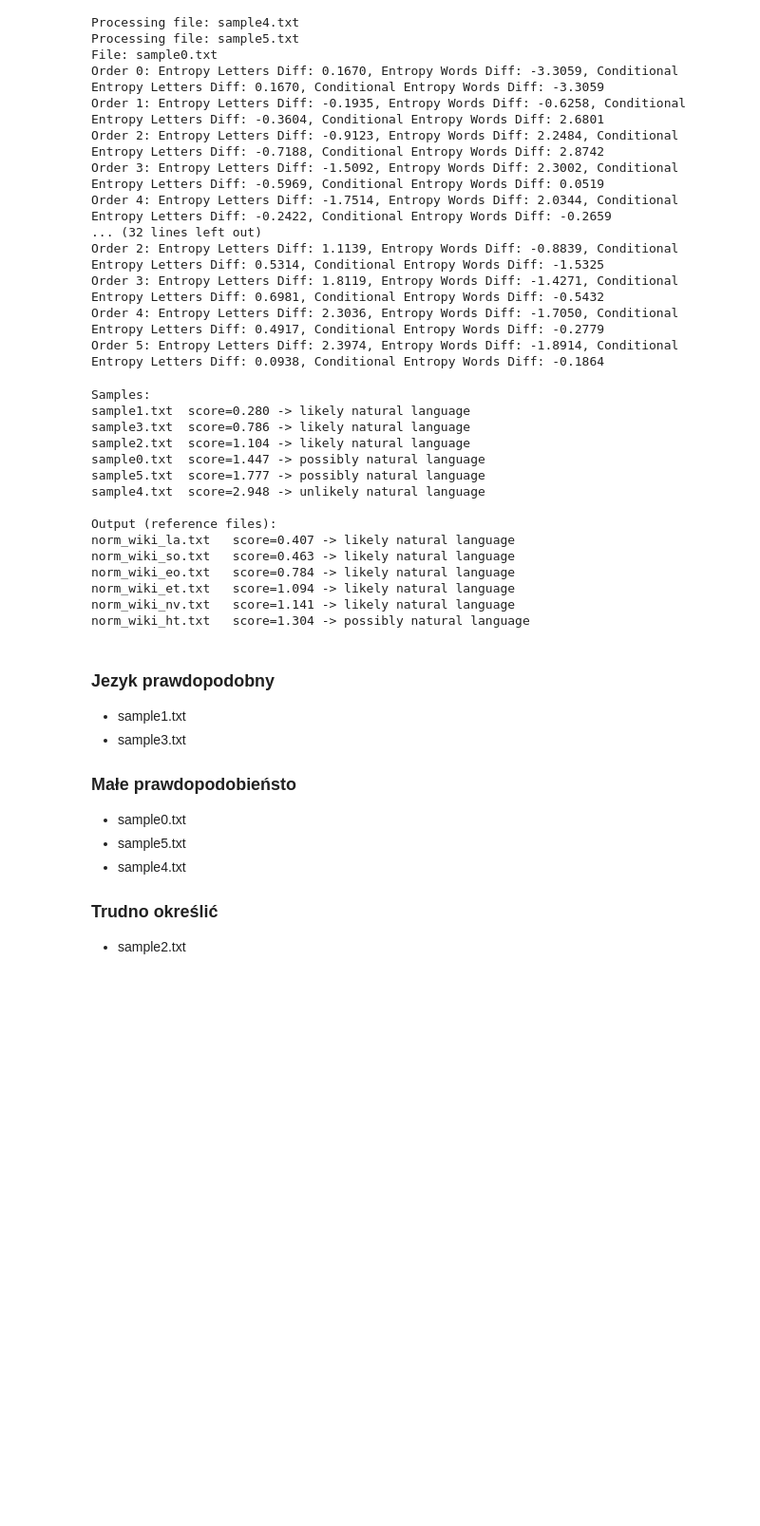
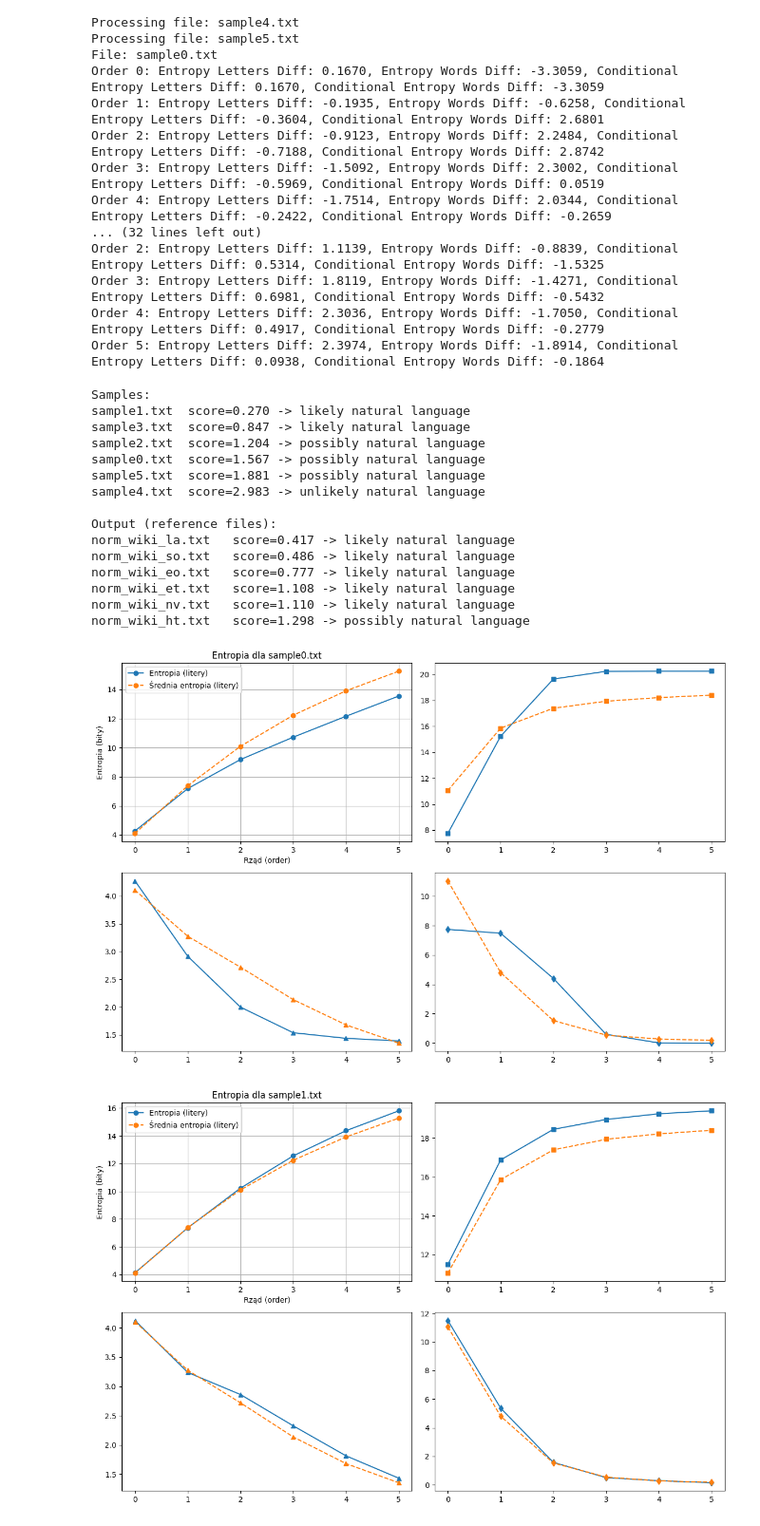
Before and after one commit to KrzysztofZaporowski/TIMKOD, a Jupyter notebook: Lab3/main.ipynb, the cells around one changed output. Shown at 95% size. Drawn from its saved outputs; the diff is of its cells as text; code cells hidden in the pictures; blank space fills up the shorter version.

Commit message:
Updates - plots

```diff
--- a/Lab3/main.ipynb
+++ b/Lab3/main.ipynb
@@ -301,10 +302,10 @@ def compute_score_from_diffs(dH_l, dH_w, dHC_l, dHC_w):
 
     # większa waga dla entropii warunkowej
     score = (
-        0.2 * sum(z_H_l) / 6 +
-        0.2 * sum(z_H_w) / 6 +
-        0.3 * sum(z_HC_l) / 6 +
-        0.3 * sum(z_HC_w) / 6
+        0.1 * sum(z_H_l) / 6 +
+        0.1 * sum(z_H_w) / 6 +
+        0.4 * sum(z_HC_l) / 6 +
+        0.4 * sum(z_HC_w) / 6
     )
 
     if score < 1.2:
@@ -344,27 +345,46 @@ for fname, (score, label) in sorted(results_output.items(), key=lambda x: x[1][0
     print(f"{fname:18s} score={score:.3f} -> {label}")
 # %% [output]
 Samples:
-sample1.txt  score=0.280 -> likely natural language
-sample3.txt  score=0.786 -> likely natural language
-sample2.txt  score=1.104 -> likely natural language
-sample0.txt  score=1.447 -> possibly natural language
-sample5.txt  score=1.777 -> possibly natural language
-sample4.txt  score=2.948 -> unlikely natural language
+sample1.txt  score=0.270 -> likely natural language
+sample3.txt  score=0.847 -> likely natural language
+sample2.txt  score=1.204 -> possibly natural language
+sample0.txt  score=1.567 -> possibly natural language
+sample5.txt  score=1.881 -> possibly natural language
+sample4.txt  score=2.983 -> unlikely natural language
 
 Output (reference files):
-norm_wiki_la.txt   score=0.407 -> likely natural language
-norm_wiki_so.txt   score=0.463 -> likely natural language
-norm_wiki_eo.txt   score=0.784 -> likely natural language
-norm_wiki_et.txt   score=1.094 -> likely natural language
-norm_wiki_nv.txt   score=1.141 -> likely natural language
-norm_wiki_ht.txt   score=1.304 -> possibly natural language
+norm_wiki_la.txt   score=0.417 -> likely natural language
+norm_wiki_so.txt   score=0.486 -> likely natural language
+norm_wiki_eo.txt   score=0.777 -> likely natural language
+norm_wiki_et.txt   score=1.108 -> likely natural language
+norm_wiki_nv.txt   score=1.110 -> likely natural language
+norm_wiki_ht.txt   score=1.298 -> possibly natural language
-# %% [markdown]
-### Jezyk prawdopodobny
-- sample1.txt
-- sample3.txt
-### Małe prawdopodobieństo
-- sample0.txt
-- sample5.txt
-- sample4.txt
-### Trudno określić
-- sample2.txt
+# %%
+# Wykres średniej entropii (dla różnych rzędów)
+orders = list(range(len(mean_entropy_letters)))
+
+for fname, (dH_l, dH_w, dHC_l, dHC_w) in samples.items():
+    entropy = count_all_entropies(read_file(fname), max_order = 5)
+    letter_entropies = [e[1] for e in entropy]
+    word_entropies = [e[2] for e in entropy]
+    letter_conditional_entropies = [e[3] for e in entropy]
+    word_conditional_entropies = [e[4] for e in entropy]
+    fig, axs = plt.subplots(2, 2,figsize=(12, 8))
+    axs[0, 0].plot(orders, letter_entropies, marker='o', label='Entropia (litery)')
+    axs[0, 0].plot(orders, mean_entropy_letters, marker='o', linestyle='--', label='Średnia entropia (litery)')
+    axs[0, 1].plot(orders, word_entropies, marker='s', label='Entropia (słowa)')
+    axs[0, 1].plot(orders, mean_entropy_words, marker='s', linestyle='--', label='Średnia entropia (słowa)')
+    axs[1, 0].plot(orders, letter_conditional_entropies, marker='^', label='Entropia warunkowa (litery)')
+    axs[1, 0].plot(orders, mean_conditional_entropy_letters, marker='^', linestyle='--', label='Średnia entropia warunkowa (litery)')
+    axs[1, 1].plot(orders, word_conditional_entropies, marker='d', label='Entropia warunkowa (słowa)')
+    axs[1, 1].plot(orders, mean_conditional_entropy_words, marker='d', linestyle='--', label='Średnia entropia warunkowa (słowa)')
+    axs[0, 0].set_title(f'Entropia dla {fname}')
+    axs[0, 0].set_xlabel('Rząd (order)')
+    axs[0, 0].set_ylabel('Entropia (bity)')
+    axs[0, 0].legend()
+    axs[0, 0].grid(True)
+    plt.tight_layout()
+    plt.show()
+# %% [output]
+[figure, added]
+[figure, added]
```
Also changed, not shown: parts of 3 cells of this notebook.
